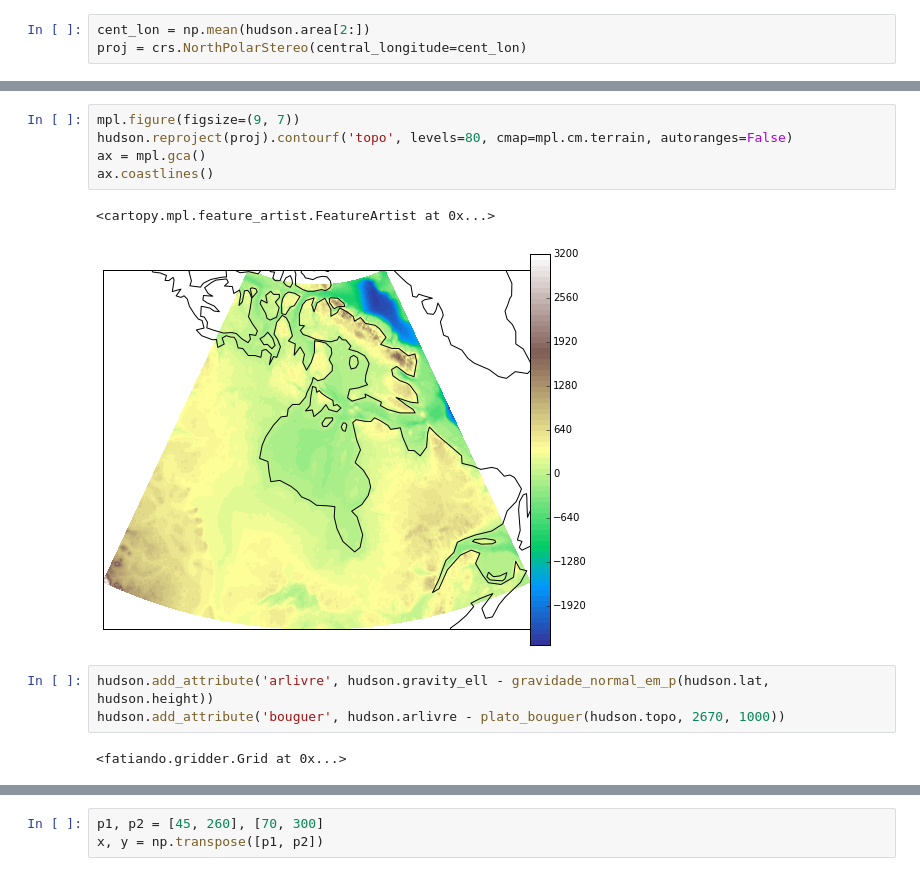
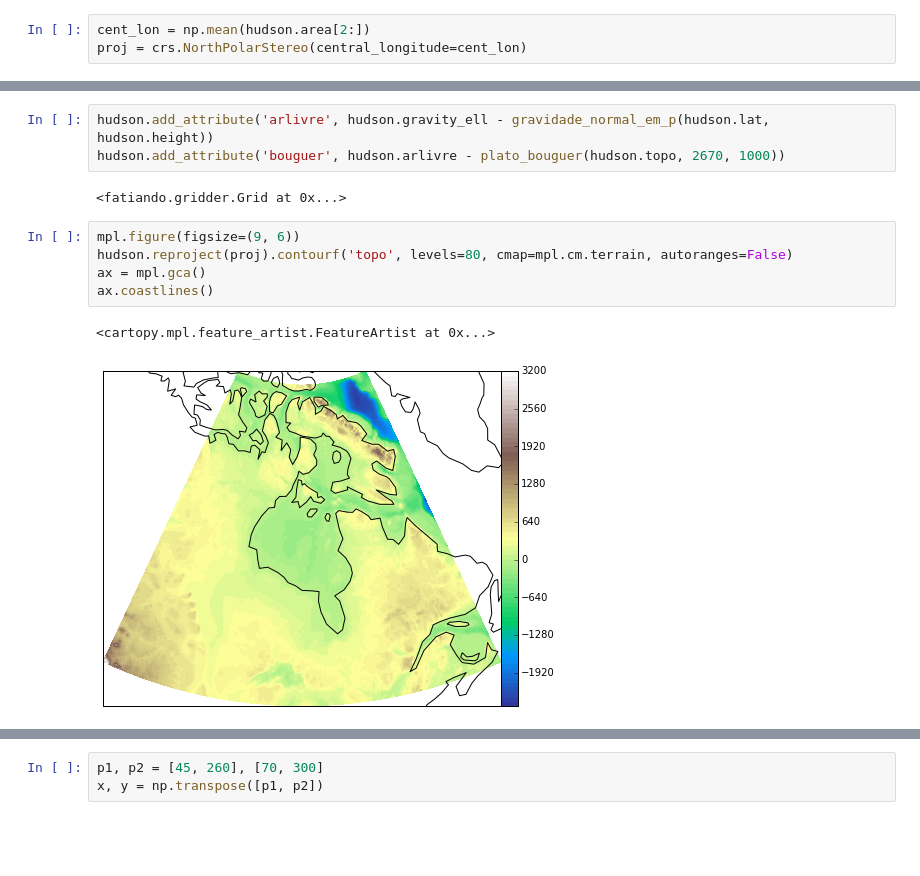
Before and after one commit to leouieda/geofisica1, a Jupyter notebook: notebooks/pratica4.ipynb, the cells around one changed output, grey strips where cells are left out. Cells and saved outputs as stored; diff of their text form; blank space fills up the shorter version.

```diff
--- a/notebooks/pratica4.ipynb
+++ b/notebooks/pratica4.ipynb
@@ -132,14 +124,14 @@ ax.coastlines()
-# %%
-mpl.figure(figsize=(9, 7))
-hudson.reproject(proj).contourf('topo', levels=80, cmap=mpl.cm.terrain, autoranges=False)
-ax = mpl.gca()
-ax.coastlines()
-# %% [output]
-<cartopy.mpl.feature_artist.FeatureArtist at 0x...>
-[figure, removed]
 # %%
 hudson.add_attribute('arlivre', hudson.gravity_ell - gravidade_normal_em_p(hudson.lat, hudson.height))
 hudson.add_attribute('bouguer', hudson.arlivre - plato_bouguer(hudson.topo, 2670, 1000))
 # %% [output]
 <fatiando.gridder.Grid at 0x...>
+# %%
+mpl.figure(figsize=(9, 6))
+hudson.reproject(proj).contourf('topo', levels=80, cmap=mpl.cm.terrain, autoranges=False)
+ax = mpl.gca()
+ax.coastlines()
+# %% [output]
+<cartopy.mpl.feature_artist.FeatureArtist at 0x...>
+[figure, added]
 # %%
```
Also changed, not shown: parts of 15 cells of this notebook, 2 other files.
